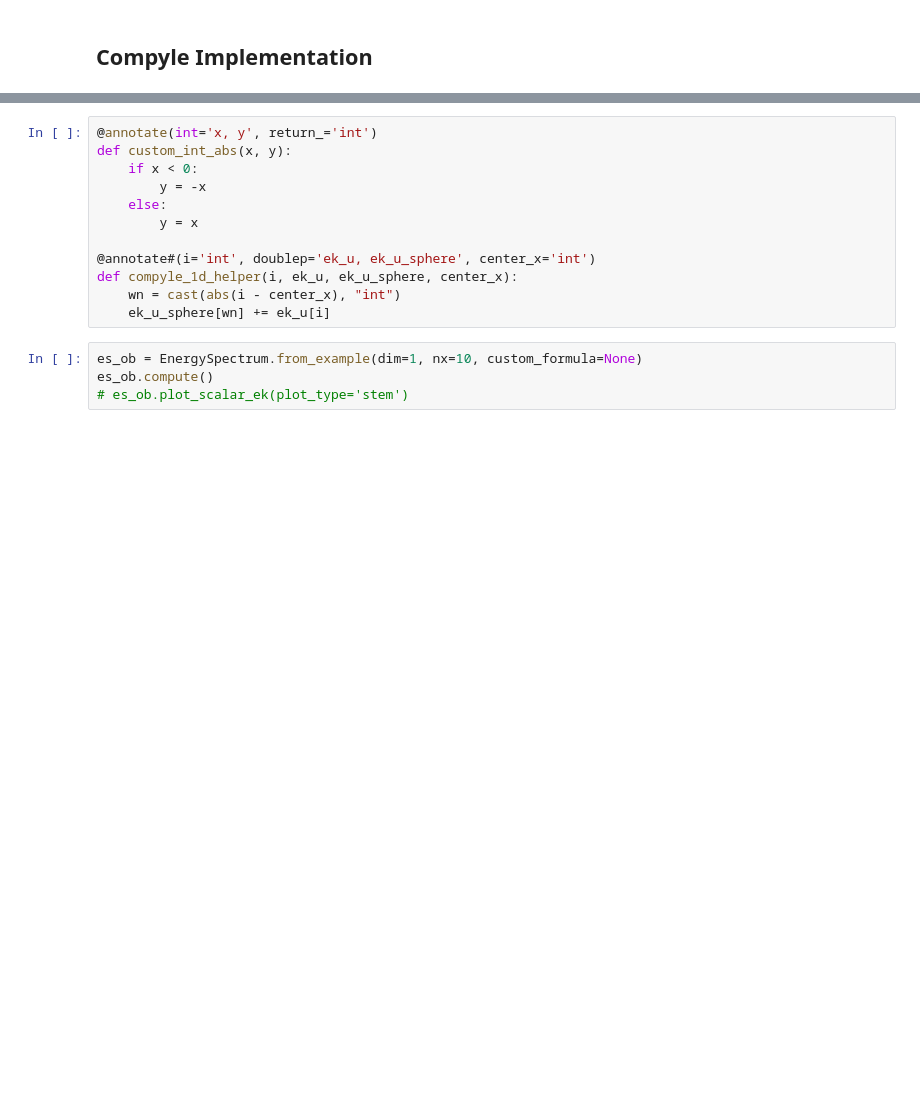
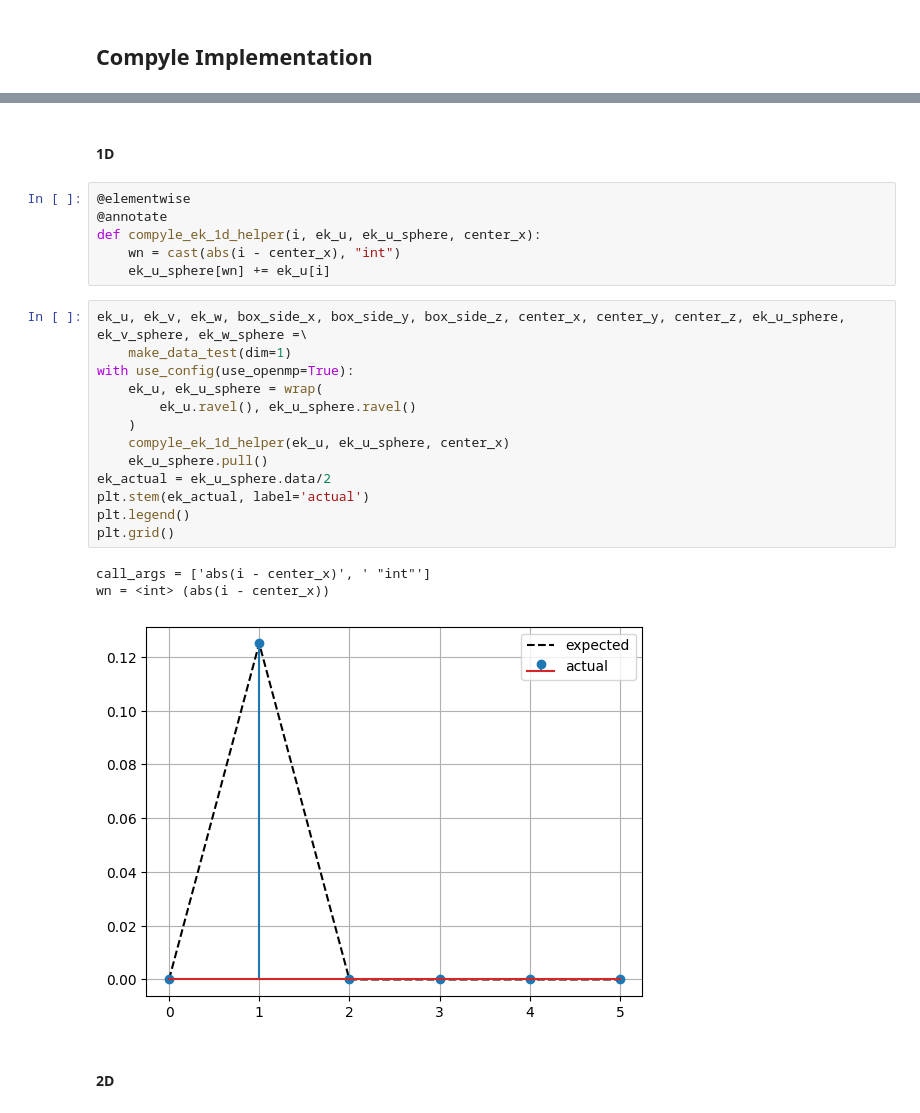
Before and after one commit to Prajwal-Prathiksh/ddp-thesis, a Jupyter notebook: code/play_energy_spectrum.ipynb, the cells around one changed output, grey strips where cells are left out. Cells and saved outputs as stored; diff of their text form; blank space fills up the shorter version.

```diff
--- a/code/play_energy_spectrum.ipynb
+++ b/code/play_energy_spectrum.ipynb
@@ -426,17 +573,28 @@ from compyle.low_level import cast
+# %% [markdown]
+#### 1D
 # %%
-@annotate(int='x, y', return_='int')
-def custom_int_abs(x, y):
-    if x < 0:
-        y = -x
-    else:
-        y = x
-
-@annotate#(i='int', doublep='ek_u, ek_u_sphere', center_x='int')
-def compyle_1d_helper(i, ek_u, ek_u_sphere, center_x):
+@elementwise
+@annotate
+def compyle_ek_1d_helper(i, ek_u, ek_u_sphere, center_x):
     wn = cast(abs(i - center_x), "int")
     ek_u_sphere[wn] += ek_u[i]
-# %%
-es_ob = EnergySpectrum.from_example(dim=1, nx=10, custom_formula=None)
-es_ob.compute()
-# es_ob.plot_scalar_ek(plot_type='stem')
+# %%
+ek_u, ek_v, ek_w, box_side_x, box_side_y, box_side_z, center_x, center_y, center_z, ek_u_sphere, ek_v_sphere, ek_w_sphere =\
+    make_data_test(dim=1)
+with use_config(use_openmp=True):
+    ek_u, ek_u_sphere = wrap(
+        ek_u.ravel(), ek_u_sphere.ravel()
+    )
+    compyle_ek_1d_helper(ek_u, ek_u_sphere, center_x)
+    ek_u_sphere.pull()
+ek_actual = ek_u_sphere.data/2
+plt.stem(ek_actual, label='actual')
+plt.legend()
+plt.grid()
+# %% [output]
+call_args = ['abs(i - center_x)', ' "int"']
+wn = <int> (abs(i - center_x))
+[figure, added]
+# %% [markdown]
+#### 2D
 # %%
```
Also changed, not shown: parts of 16 cells of this notebook.
